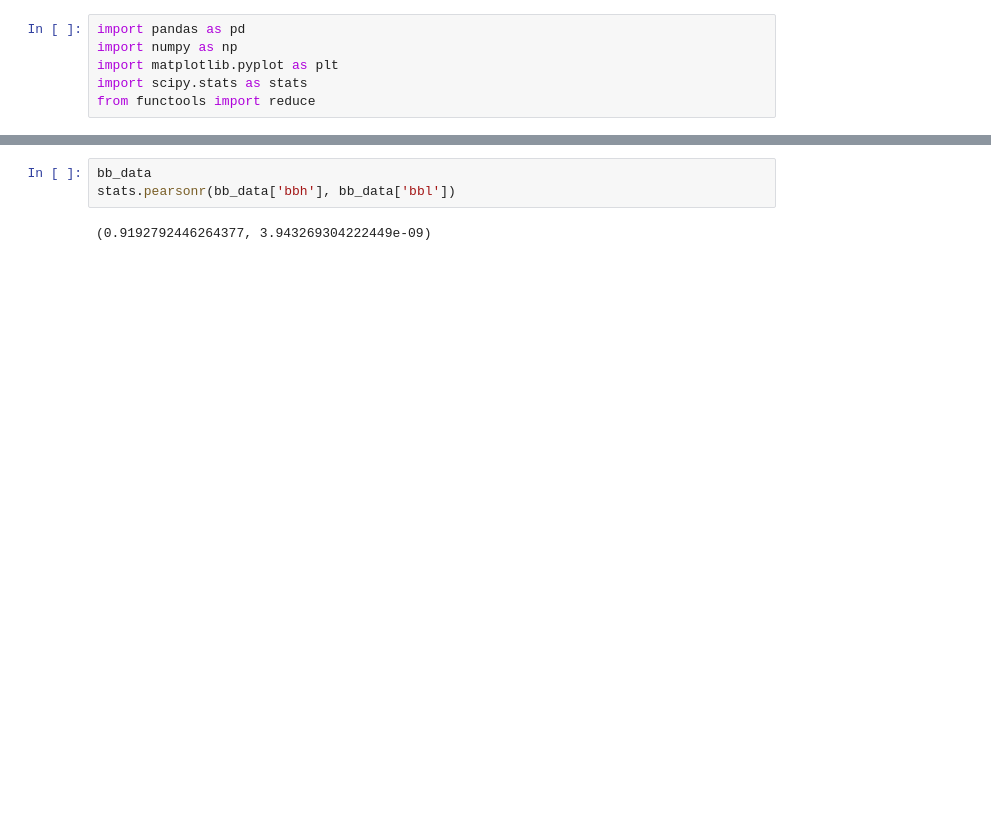
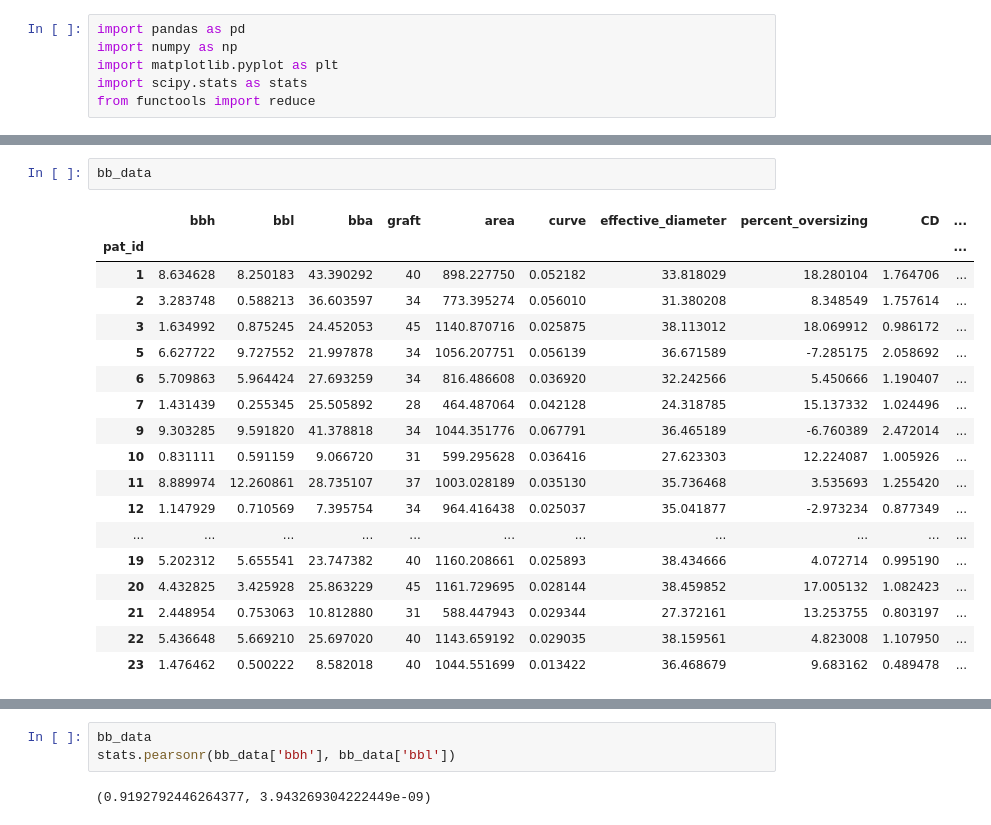
Before and after one commit to ninedigits/Bird-beak-Manuscript, a Jupyter notebook: python_code/Aorta Outcomes Area.ipynb, the cells around one changed output, grey strips where cells are left out. Cells and saved outputs as stored; diff of their text form; blank space fills up the shorter version.

```diff
--- a/python_code/Aorta Outcomes Area.ipynb
+++ b/python_code/Aorta Outcomes Area.ipynb
@@ -46,3 +55,24 @@ results_data_output
+# %%
+bb_data
+# %% [output]
+|  | bbh | bbl | bba | graft | area | curve | effective_diameter | percent_oversizing | CD | ... |
+| pat_id |  |  |  |  |  |  |  |  |  | ... |
+| 1 | 8.634628 | 8.250183 | 43.390292 | 40 | 898.227750 | 0.052182 | 33.818029 | 18.280104 | 1.764706 | ... |
+| 2 | 3.283748 | 0.588213 | 36.603597 | 34 | 773.395274 | 0.056010 | 31.380208 | 8.348549 | 1.757614 | ... |
+| 3 | 1.634992 | 0.875245 | 24.452053 | 45 | 1140.870716 | 0.025875 | 38.113012 | 18.069912 | 0.986172 | ... |
+| 5 | 6.627722 | 9.727552 | 21.997878 | 34 | 1056.207751 | 0.056139 | 36.671589 | -7.285175 | 2.058692 | ... |
+| 6 | 5.709863 | 5.964424 | 27.693259 | 34 | 816.486608 | 0.036920 | 32.242566 | 5.450666 | 1.190407 | ... |
+| 7 | 1.431439 | 0.255345 | 25.505892 | 28 | 464.487064 | 0.042128 | 24.318785 | 15.137332 | 1.024496 | ... |
+| 9 | 9.303285 | 9.591820 | 41.378818 | 34 | 1044.351776 | 0.067791 | 36.465189 | -6.760389 | 2.472014 | ... |
+| 10 | 0.831111 | 0.591159 | 9.066720 | 31 | 599.295628 | 0.036416 | 27.623303 | 12.224087 | 1.005926 | ... |
+| 11 | 8.889974 | 12.260861 | 28.735107 | 37 | 1003.028189 | 0.035130 | 35.736468 | 3.535693 | 1.255420 | ... |
+| 12 | 1.147929 | 0.710569 | 7.395754 | 34 | 964.416438 | 0.025037 | 35.041877 | -2.973234 | 0.877349 | ... |
+| ... | ... | ... | ... | ... | ... | ... | ... | ... | ... | ... |
+| 19 | 5.202312 | 5.655541 | 23.747382 | 40 | 1160.208661 | 0.025893 | 38.434666 | 4.072714 | 0.995190 | ... |
+| 20 | 4.432825 | 3.425928 | 25.863229 | 45 | 1161.729695 | 0.028144 | 38.459852 | 17.005132 | 1.082423 | ... |
+| 21 | 2.448954 | 0.753063 | 10.812880 | 31 | 588.447943 | 0.029344 | 27.372161 | 13.253755 | 0.803197 | ... |
+| 22 | 5.436648 | 5.669210 | 25.697020 | 40 | 1143.659192 | 0.029035 | 38.159561 | 4.823008 | 1.107950 | ... |
+| 23 | 1.476462 | 0.500222 | 8.582018 | 40 | 1044.551699 | 0.013422 | 36.468679 | 9.683162 | 0.489478 | ... |
 # %%
 results_data_output
 one_sigfig = ['BBL (mm)', 'BBH (mm)','Diameter (mm)','CD']
```
Also changed, not shown: parts of 4 cells of this notebook, 2 other files.
